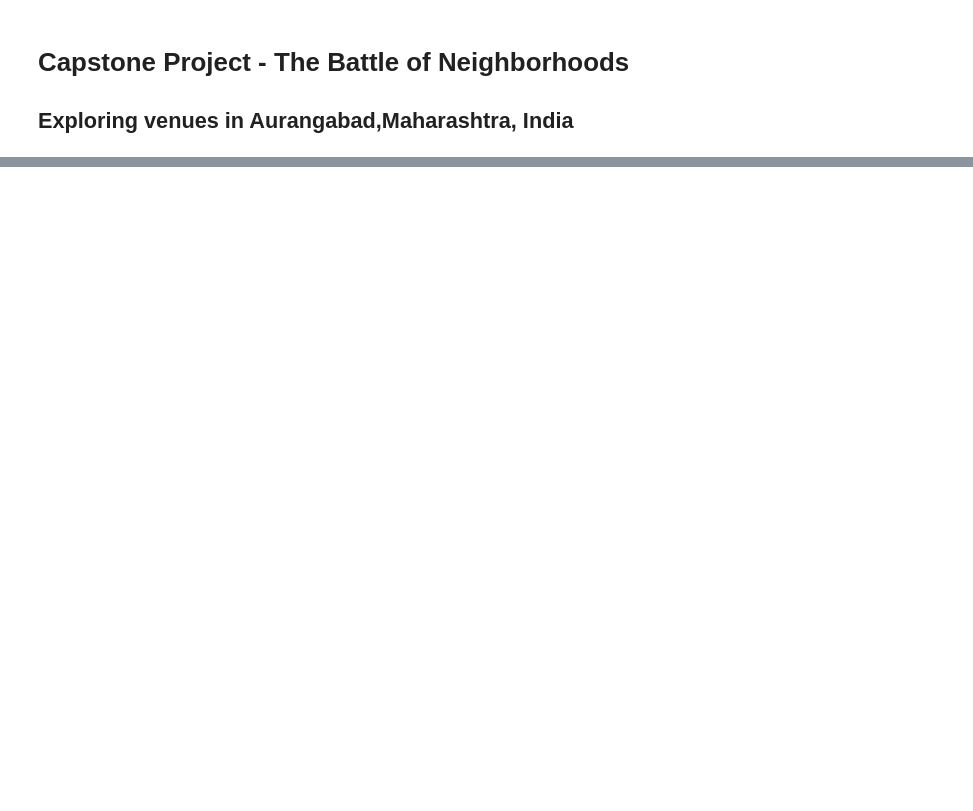
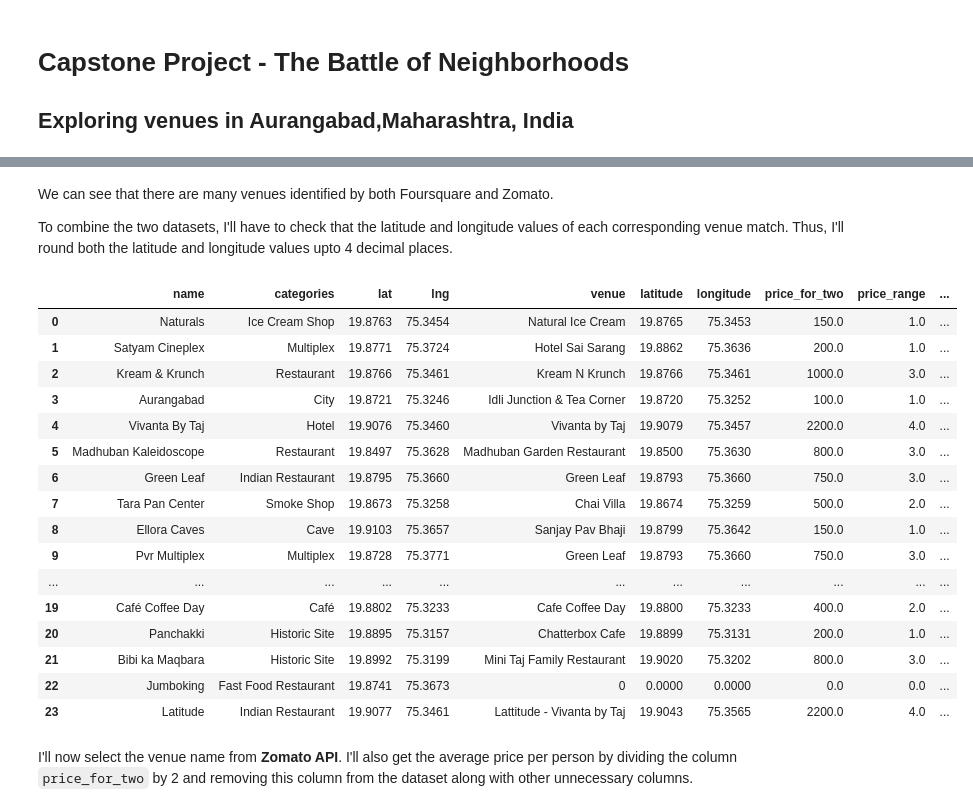
Before and after one commit to suresh-ushalwar/github-example, a Jupyter notebook: Exploring venues in Aurangabad.ipynb, the cells around one changed output, grey strips where cells are left out. Cells and saved outputs as stored; diff of their text form; code cells hidden in the pictures; blank space fills up the shorter version.

```diff
--- a/Exploring venues in Aurangabad.ipynb
+++ b/Exploring venues in Aurangabad.ipynb
@@ -15,0 +54,6 @@ Here, we'll **identify places that are fit for various individuals** based on th
+# %%
+FOURSQUARE_CLIENT_ID = '4TNADADWJ34J4T0XI5Q4SGGAQMHUIDKYMSRG322XW3HUR01R'
+FOURSQUARE_CLIENT_SECRET = 'DIDEPD4QN3FOBCVDO1OEVWCEMGBSO4FP4THO1HZCZ4XPWCGQ'
+RADIUS = 10000 # 10 Km
+NO_OF_VENUES = 100
+VERSION = '20200525' # Current date
@@ -15,0 +148,26 @@ Here, we'll **identify places that are fit for various individuals** based on th
+# %%
+headers = {'user-key': 'd860d13cdce8ce2cd4bf1c64134bf09c'}
+venues_information = []
+
+for index, row in foursquare_venues.iterrows():
+    print("Fetching data for venue: {}".format(index + 1))
+    venue = []
+    url = ('https://developers.zomato.com/api/v2.1/search?q={}' +
+          '&start=0&count=1&lat={}&lon={}&sort=real_distance').format(row['name'], row['lat'], row['lng'])
+    result = requests.get(url, headers = headers).json()
+    if (len(result['restaurants']) > 0):
+        venue.append(result['restaurants'][0]['restaurant']['name'])
+        venue.append(result['restaurants'][0]['restaurant']['location']['latitude'])
+        venue.append(result['restaurants'][0]['restaurant']['location']['longitude'])
+        venue.append(result['restaurants'][0]['restaurant']['average_cost_for_two'])
+        venue.append(result['restaurants'][0]['restaurant']['price_range'])
+        venue.append(result['restaurants'][0]['restaurant']['user_rating']['aggregate_rating'])
+        venue.append(result['restaurants'][0]['restaurant']['location']['address'])
+        venues_information.append(venue)
+    else:
+        venues_information.append(np.zeros(6))
+
+zomato_venues = pd.DataFrame(venues_information,
+                                  columns = ['venue', 'latitude',
+                                             'longitude', 'price_for_two',
+                                             'price_range', 'rating', 'address'])
@@ -15,0 +245,36 @@ Here, we'll **identify places that are fit for various individuals** based on th
+# %% [markdown]
+We can see that there are many venues identified by both Foursquare and Zomato.
+
+To combine the two datasets, I'll have to check that the latitude and longitude values of each corresponding venue match. Thus, I'll round both the latitude and longitude values upto 4 decimal places.
+# %%
+foursquare_venues['lat'] = foursquare_venues['lat'].apply(lambda lat: round(float(lat), 4))
+foursquare_venues['lng'] = foursquare_venues['lng'].apply(lambda lng: round(float(lng), 4))
+zomato_venues['latitude'] = zomato_venues['latitude'].apply(lambda lat: round(float(lat), 4))
+zomato_venues['longitude'] = zomato_venues['longitude'].apply(lambda lng: round(float(lng), 4))
+# %%
+dataset = pd.concat([foursquare_venues, zomato_venues], axis = 1)
+dataset['lat_diff'] = dataset['latitude'] - dataset['lat']
+dataset['lng_diff'] = dataset['longitude'] - dataset['lng']
+# %%
+selected_venues=dataset
+selected_venues
+# %% [output]
+|  | name | categories | lat | lng | venue | latitude | longitude | price_for_two | price_range | ... |
+| 0 | Naturals | Ice Cream Shop | 19.8763 | 75.3454 | Natural Ice Cream | 19.8765 | 75.3453 | 150.0 | 1.0 | ... |
+| 1 | Satyam Cineplex | Multiplex | 19.8771 | 75.3724 | Hotel Sai Sarang | 19.8862 | 75.3636 | 200.0 | 1.0 | ... |
+| 2 | Kream & Krunch | Restaurant | 19.8766 | 75.3461 | Kream N Krunch | 19.8766 | 75.3461 | 1000.0 | 3.0 | ... |
+| 3 | Aurangabad | City | 19.8721 | 75.3246 | Idli Junction & Tea Corner | 19.8720 | 75.3252 | 100.0 | 1.0 | ... |
+| 4 | Vivanta By Taj | Hotel | 19.9076 | 75.3460 | Vivanta by Taj | 19.9079 | 75.3457 | 2200.0 | 4.0 | ... |
+| 5 | Madhuban Kaleidoscope | Restaurant | 19.8497 | 75.3628 | Madhuban Garden Restaurant | 19.8500 | 75.3630 | 800.0 | 3.0 | ... |
+| 6 | Green Leaf | Indian Restaurant | 19.8795 | 75.3660 | Green Leaf | 19.8793 | 75.3660 | 750.0 | 3.0 | ... |
+| 7 | Tara Pan Center | Smoke Shop | 19.8673 | 75.3258 | Chai Villa | 19.8674 | 75.3259 | 500.0 | 2.0 | ... |
+| 8 | Ellora Caves | Cave | 19.9103 | 75.3657 | Sanjay Pav Bhaji | 19.8799 | 75.3642 | 150.0 | 1.0 | ... |
+| 9 | Pvr Multiplex | Multiplex | 19.8728 | 75.3771 | Green Leaf | 19.8793 | 75.3660 | 750.0 | 3.0 | ... |
+| ... | ... | ... | ... | ... | ... | ... | ... | ... | ... | ... |
+| 19 | Café Coffee Day | Café | 19.8802 | 75.3233 | Cafe Coffee Day | 19.8800 | 75.3233 | 400.0 | 2.0 | ... |
+| 20 | Panchakki | Historic Site | 19.8895 | 75.3157 | Chatterbox Cafe | 19.8899 | 75.3131 | 200.0 | 1.0 | ... |
+| 21 | Bibi ka Maqbara | Historic Site | 19.8992 | 75.3199 | Mini Taj Family Restaurant | 19.9020 | 75.3202 | 800.0 | 3.0 | ... |
+| 22 | Jumboking | Fast Food Restaurant | 19.8741 | 75.3673 | 0 | 0.0000 | 0.0000 | 0.0 | 0.0 | ... |
+| 23 | Latitude | Indian Restaurant | 19.9077 | 75.3461 | Lattitude - Vivanta by Taj | 19.9043 | 75.3565 | 2200.0 | 4.0 | ... |
+# %% [markdown]
+I'll now select the venue name from **Zomato API**. I'll also get the average price per person by dividing the column `price_for_two` by 2 and removing this column from the dataset along with other unnecessary columns.
```
Also changed, not shown: parts of 26 cells of this notebook.
